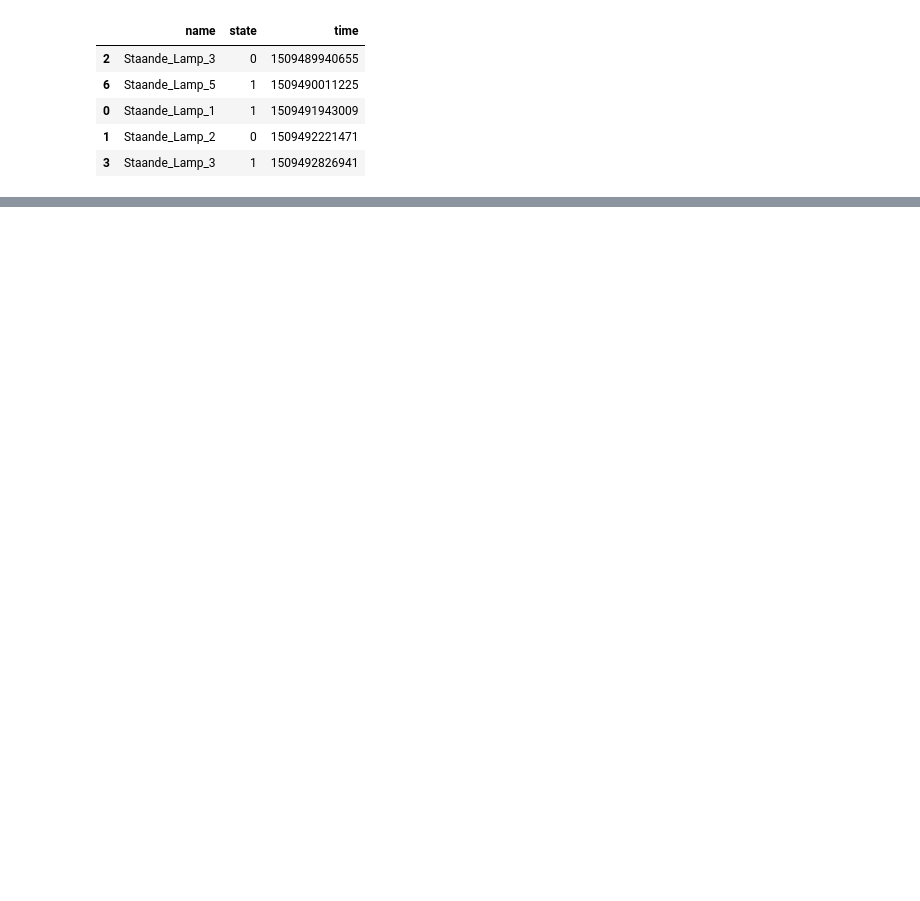
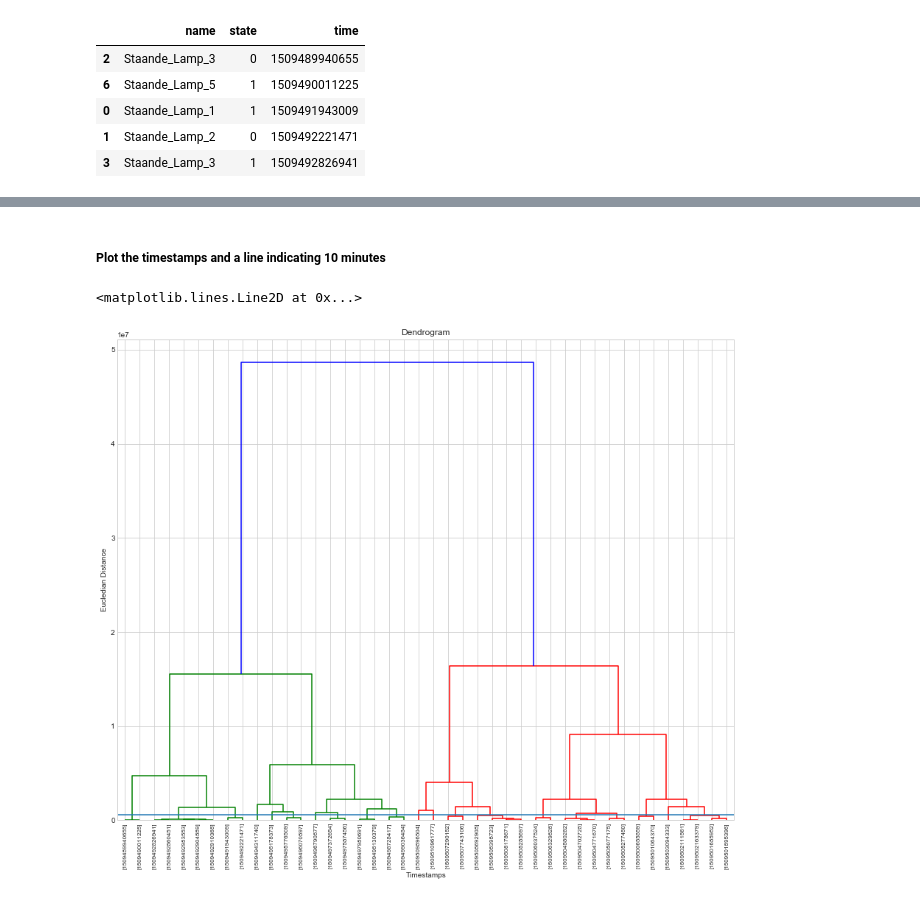
Before and after one commit to WyTho/MachineLearning, a Jupyter notebook: jupyter/hca2.ipynb, the cells around one changed output, grey strips where cells are left out. Drawn from its saved outputs; the diff is of its cells as text; code cells hidden in the pictures; blank space fills up the shorter version.

```diff
--- a/jupyter/hca2.ipynb
+++ b/jupyter/hca2.ipynb
@@ -8,7 +12,6 @@ import time
 from pylab import rcParams
 import seaborn as sb
 
-# Standard data visualisaton params for Jupyter
 %matplotlib inline
-rcParams['figure.figsize'] = 15, 4
+rcParams['figure.figsize'] = 15, 12
 sb.set_style('whitegrid')
@@ -51,0 +75,23 @@ df_printable_dates.head()
+# %% [markdown]
+##### Plot the timestamps and a line indicating 10 minutes
+# %%
+from scipy.cluster.hierarchy import dendrogram, linkage
+Z = linkage(X, method='ward')
+gram = dendrogram(
+    Z,
+    labels=X
+    # truncate_mode='lastp',
+    # p=12,
+    # leaf_rotation=45.,
+    # leaf_font_size=15.,
+    # show_contracted=True
+)
+plt.title('Dendrogram')
+plt.xlabel('Timestamps')
+plt.ylabel('Eucledian Distance')
+
+# This line represents a distance of 10 minutes
+plt.axhline(y=600000)
+# %% [output]
+<matplotlib.lines.Line2D at 0x...>
+[figure, added]
```
Also changed, not shown: parts of 13 cells of this notebook.
